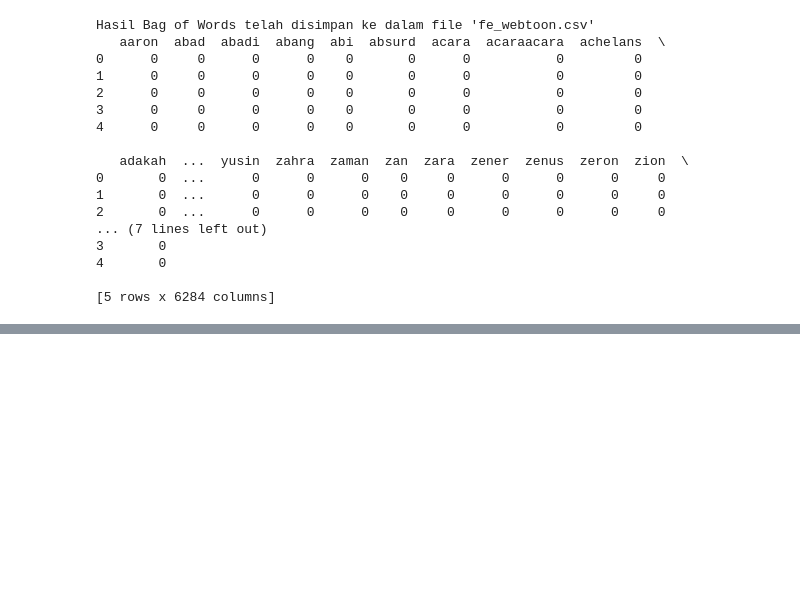
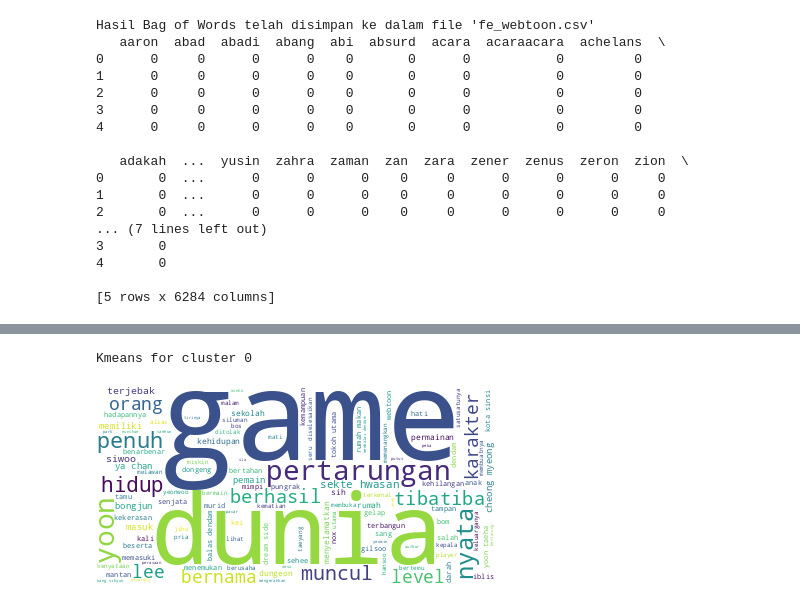
Before and after one commit to maysahayu/Collab-Project, a Jupyter notebook: scrap_prepro_fe_cluster_Webtoon.ipynb, the cells around one changed output, grey strips where cells are left out. Cells and saved outputs as stored; diff of their text form; code cells hidden in the pictures; blank space fills up the shorter version.

```diff
--- a/scrap_prepro_fe_cluster_Webtoon.ipynb
+++ b/scrap_prepro_fe_cluster_Webtoon.ipynb
@@ -247,0 +424,4 @@ Hasil Bag of Words telah disimpan ke dalam file 'fe_webtoon.csv'
+# %%
+data_Kmeans = data.copy(deep=True)
+data_Kmeans['cluster'] = kn5.labels_
+data_Kmeans
@@ -247,0 +442,16 @@ Hasil Bag of Words telah disimpan ke dalam file 'fe_webtoon.csv'
+# %%
+c=0
+
+print('Kmeans for cluster '+str(c))
+data_c = data_Kmeans[data_Kmeans['cluster'] == c]
+# Join the different processed titles together.
+long_string = ','.join(list(data_c['Ringkasan'].values))
+# Create a WordCloud object
+wordcloud = WordCloud(background_color="white", max_words=5000, contour_width=3, contour_color='steelblue')
+# Generate a word cloud
+wordcloud.generate(long_string)
+# Visualize the word cloud
+wordcloud.to_image()
+# %% [output]
+Kmeans for cluster 0
+[figure, added]
```
Also changed, not shown: parts of 31 cells of this notebook.
